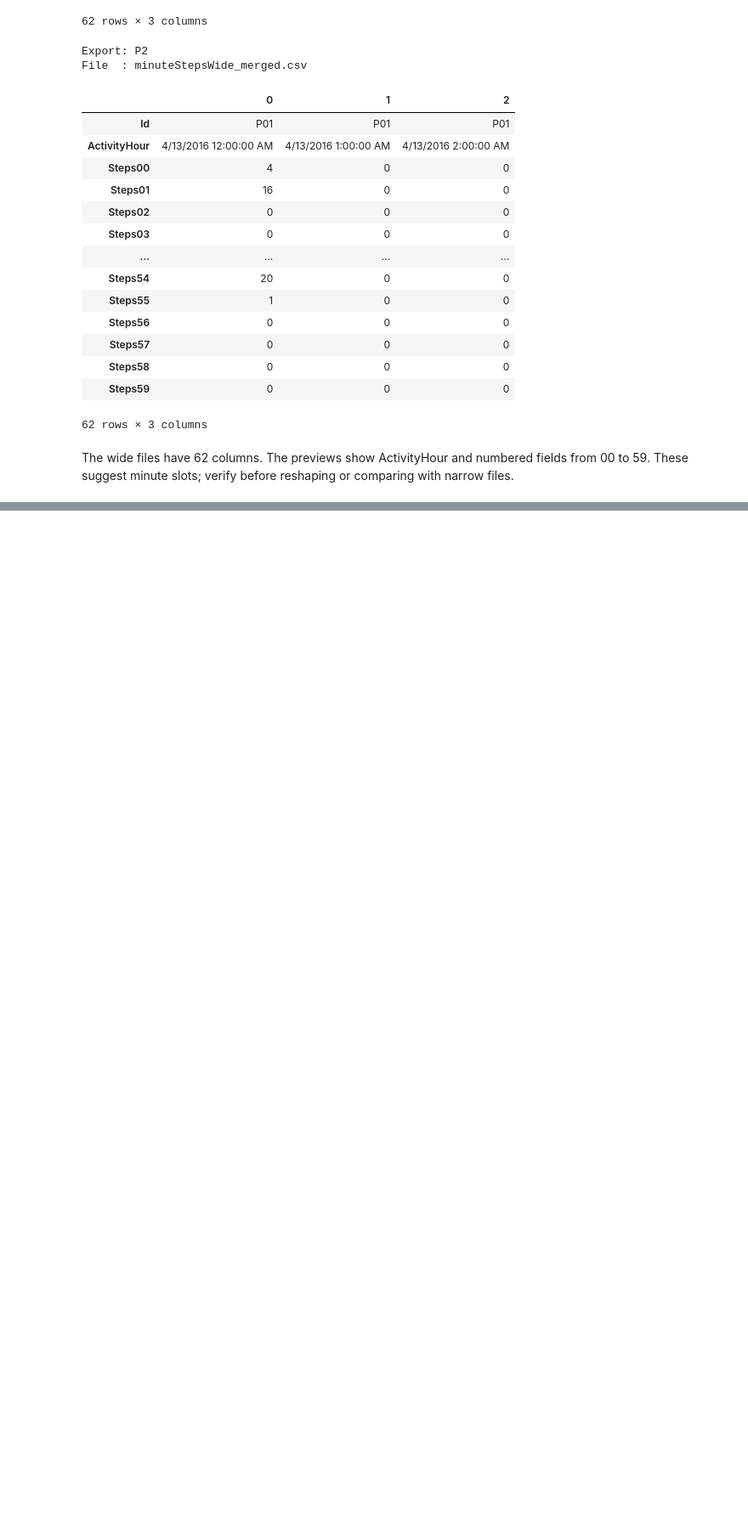
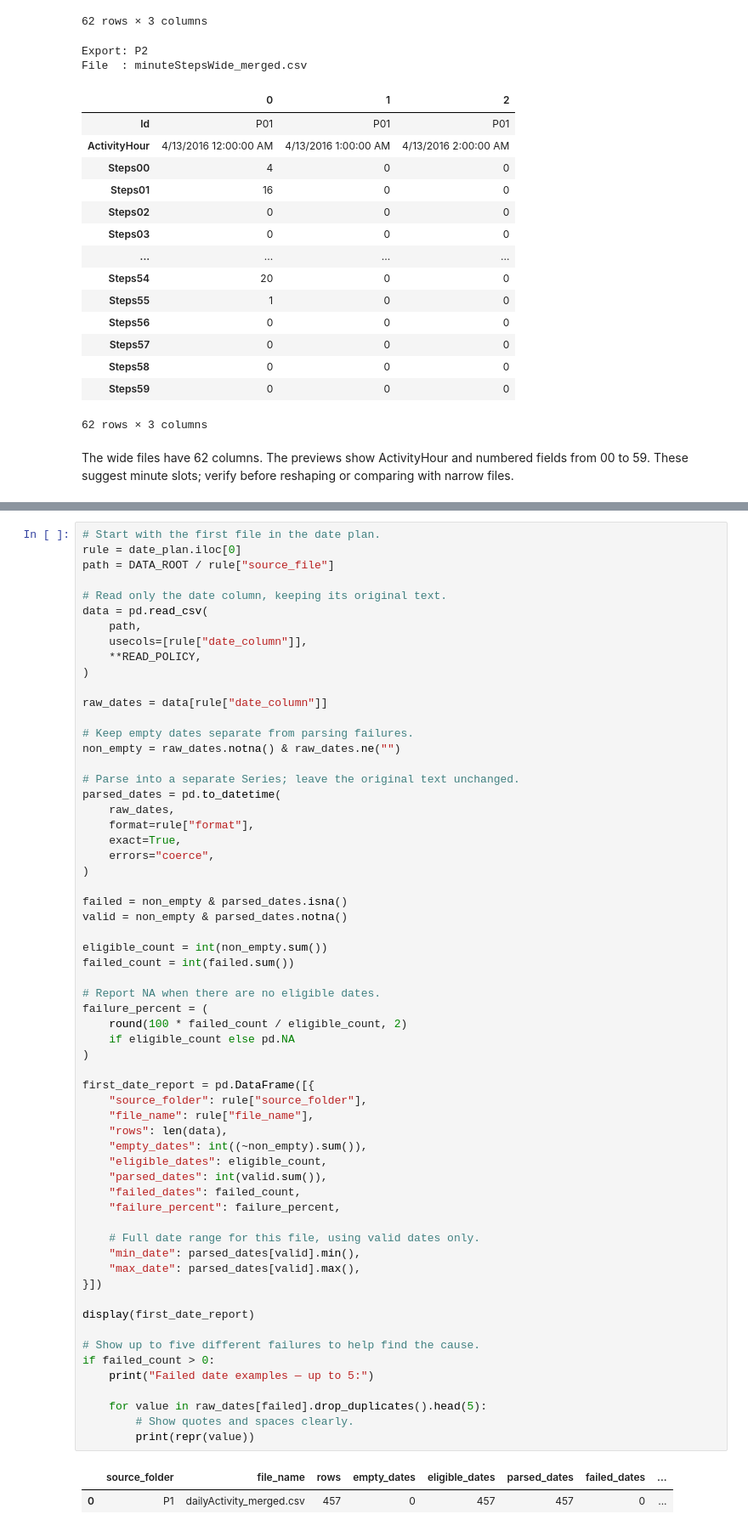
Before and after one commit to MohamadAlhajAli/fitbit-fitness-tracker, a Jupyter notebook: EDA/Simple EDA.ipynb, the cells around one changed output, grey strips where cells are left out. Shown at 85% size. Cells and saved outputs as stored; diff of their text form; blank space fills up the shorter version.

```diff
--- a/EDA/Simple EDA.ipynb
+++ b/EDA/Simple EDA.ipynb
@@ -778,0 +846,64 @@ before reshaping or comparing with narrow files.
+# %%
+# Start with the first file in the date plan.
+rule = date_plan.iloc[0]
+path = DATA_ROOT / rule["source_file"]
+
+# Read only the date column, keeping its original text.
+data = pd.read_csv(
+    path,
+    usecols=[rule["date_column"]],
+    **READ_POLICY,
+)
+
+raw_dates = data[rule["date_column"]]
+
+# Keep empty dates separate from parsing failures.
+non_empty = raw_dates.notna() & raw_dates.ne("")
+
+# Parse into a separate Series; leave the original text unchanged.
+parsed_dates = pd.to_datetime(
+    raw_dates,
+    format=rule["format"],
+    exact=True,
+    errors="coerce",
+)
+
+failed = non_empty & parsed_dates.isna()
+valid = non_empty & parsed_dates.notna()
+
+eligible_count = int(non_empty.sum())
+failed_count = int(failed.sum())
+
+# Report NA when there are no eligible dates.
+failure_percent = (
+    round(100 * failed_count / eligible_count, 2)
+    if eligible_count else pd.NA
+)
+
+first_date_report = pd.DataFrame([{
+    "source_folder": rule["source_folder"],
+    "file_name": rule["file_name"],
+    "rows": len(data),
+    "empty_dates": int((~non_empty).sum()),
+    "eligible_dates": eligible_count,
+    "parsed_dates": int(valid.sum()),
+    "failed_dates": failed_count,
+    "failure_percent": failure_percent,
+
+    # Full date range for this file, using valid dates only.
+    "min_date": parsed_dates[valid].min(),
+    "max_date": parsed_dates[valid].max(),
+}])
+
+display(first_date_report)
+
+# Show up to five different failures to help find the cause.
+if failed_count > 0:
+    print("Failed date examples — up to 5:")
+
+    for value in raw_dates[failed].drop_duplicates().head(5):
+        # Show quotes and spaces clearly.
+        print(repr(value))
+# %% [output]
+|  | source_folder | file_name | rows | empty_dates | eligible_dates | parsed_dates | failed_dates | ... |
+| 0 | P1 | dailyActivity_merged.csv | 457 | 0 | 457 | 457 | 0 | ... |
```
Also changed, not shown: parts of 7 cells of this notebook, 2 other files.
